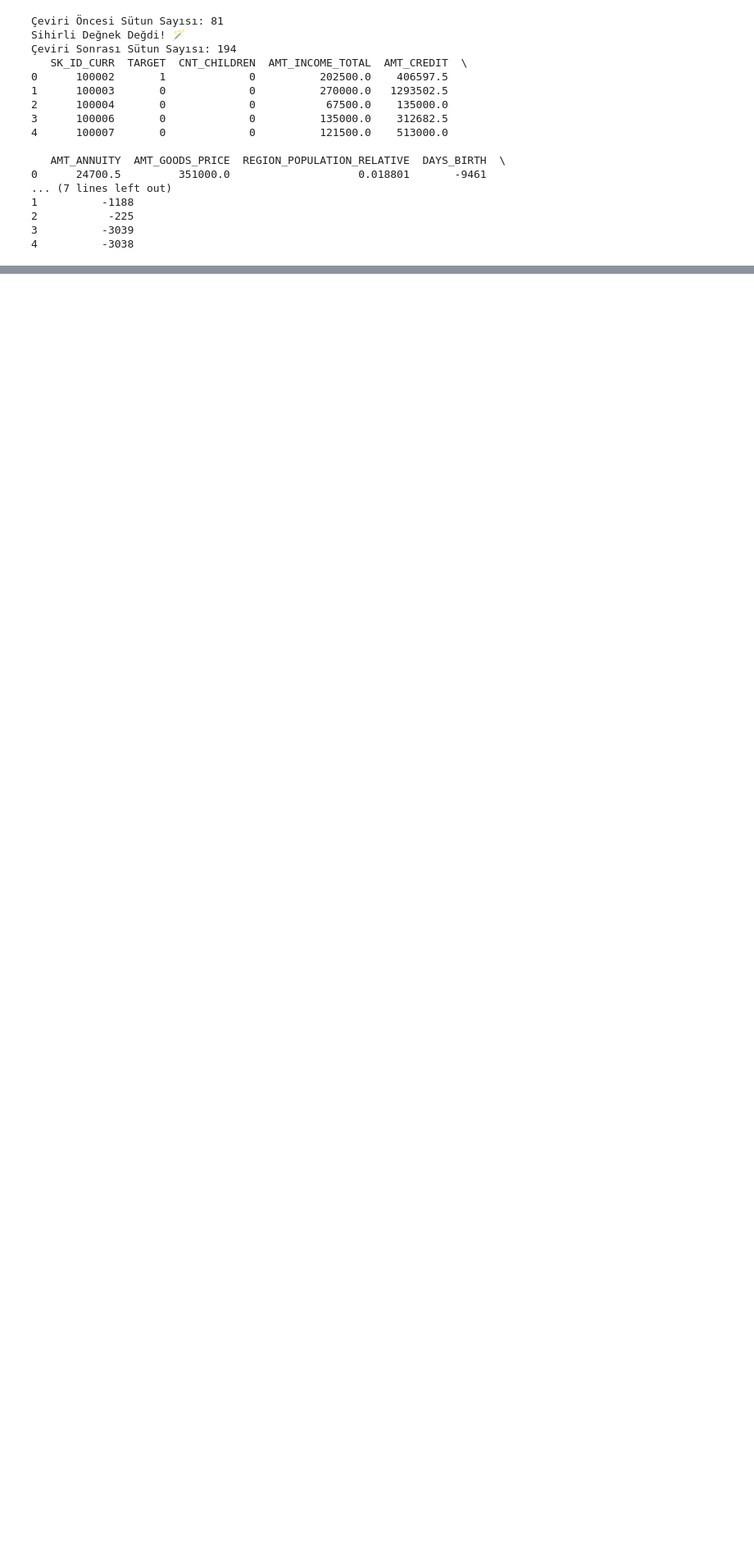
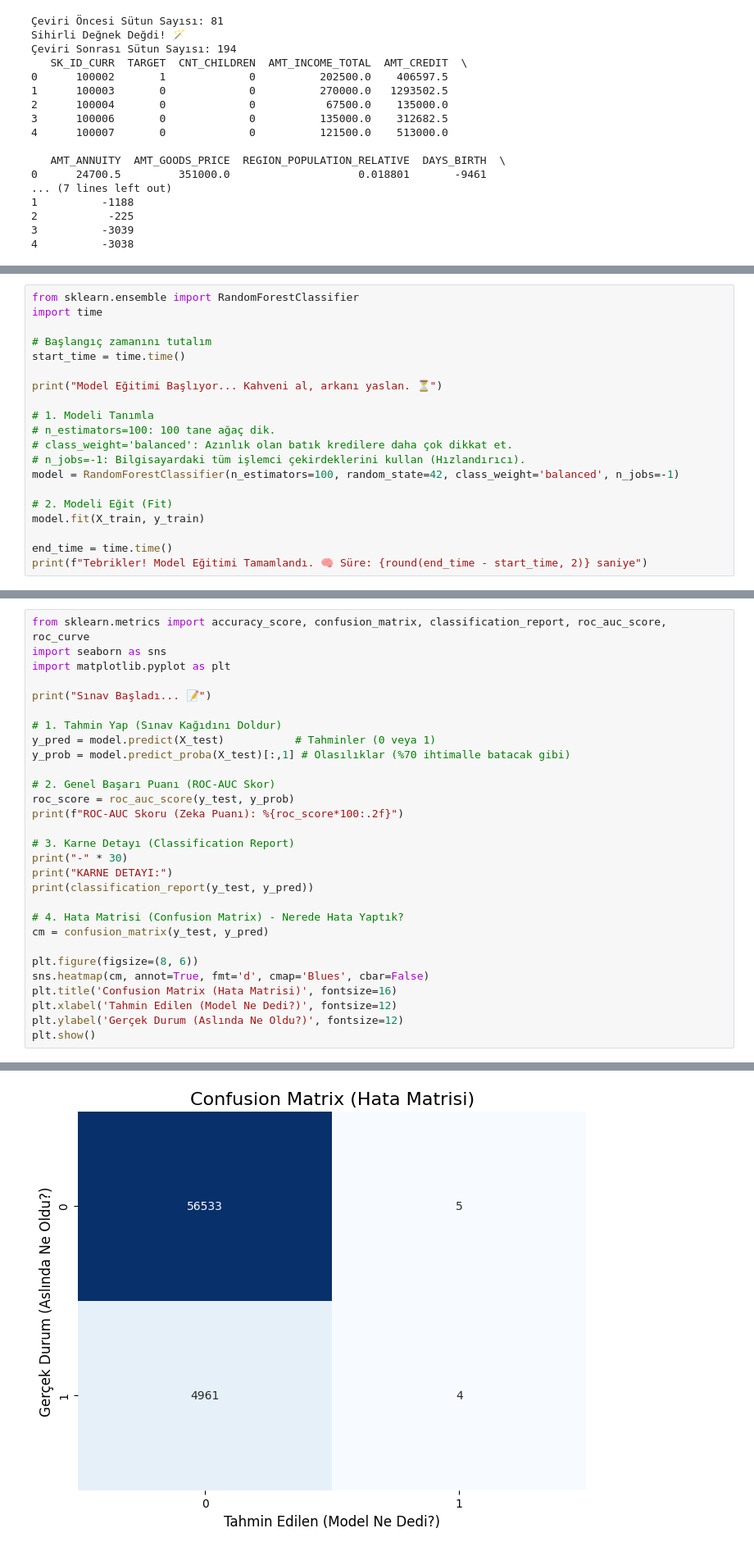
Before and after one commit to MehmetcanMutlu/Home-Credit-Default-Risk-Project, a Jupyter notebook: 1_HomeCredit_SQL_EDA.ipynb, the cells around one changed output, grey strips where cells are left out. Shown at 82% size. Drawn from its saved outputs; the diff is of its cells as text; blank space fills up the shorter version.

```diff
--- a/1_HomeCredit_SQL_EDA.ipynb
+++ b/1_HomeCredit_SQL_EDA.ipynb
@@ -425,0 +444,20 @@ Sihirli Değnek Değdi! 🪄
+# %%
+from sklearn.ensemble import RandomForestClassifier
+import time
+
+# Başlangıç zamanını tutalım
+start_time = time.time()
+
+print("Model Eğitimi Başlıyor... Kahveni al, arkanı yaslan. ⏳")
+
+# 1. Modeli Tanımla
+# n_estimators=100: 100 tane ağaç dik.
+# class_weight='balanced': Azınlık olan batık kredilere daha çok dikkat et.
+# n_jobs=-1: Bilgisayardaki tüm işlemci çekirdeklerini kullan (Hızlandırıcı).
+model = RandomForestClassifier(n_estimators=100, random_state=42, class_weight='balanced', n_jobs=-1)
+
+# 2. Modeli Eğit (Fit)
+model.fit(X_train, y_train)
+
+end_time = time.time()
+print(f"Tebrikler! Model Eğitimi Tamamlandı. 🧠 Süre: {round(end_time - start_time, 2)} saniye")
@@ -425,0 +467,30 @@ Sihirli Değnek Değdi! 🪄
+# %%
+from sklearn.metrics import accuracy_score, confusion_matrix, classification_report, roc_auc_score, roc_curve
+import seaborn as sns
+import matplotlib.pyplot as plt
+
+print("Sınav Başladı... 📝")
+
+# 1. Tahmin Yap (Sınav Kağıdını Doldur)
+y_pred = model.predict(X_test)           # Tahminler (0 veya 1)
+y_prob = model.predict_proba(X_test)[:,1] # Olasılıklar (%70 ihtimalle batacak gibi)
+
+# 2. Genel Başarı Puanı (ROC-AUC Skor)
+roc_score = roc_auc_score(y_test, y_prob)
+print(f"ROC-AUC Skoru (Zeka Puanı): %{roc_score*100:.2f}")
+
+# 3. Karne Detayı (Classification Report)
+print("-" * 30)
+print("KARNE DETAYI:")
+print(classification_report(y_test, y_pred))
+
+# 4. Hata Matrisi (Confusion Matrix) - Nerede Hata Yaptık?
+cm = confusion_matrix(y_test, y_pred)
+
+plt.figure(figsize=(8, 6))
+sns.heatmap(cm, annot=True, fmt='d', cmap='Blues', cbar=False)
+plt.title('Confusion Matrix (Hata Matrisi)', fontsize=16)
+plt.xlabel('Tahmin Edilen (Model Ne Dedi?)', fontsize=12)
+plt.ylabel('Gerçek Durum (Aslında Ne Oldu?)', fontsize=12)
+plt.show()
+# %% [output]
@@ -425,0 +509 @@ Sihirli Değnek Değdi! 🪄
+[figure, added]
```
Also changed, not shown: parts of 6 cells of this notebook.
